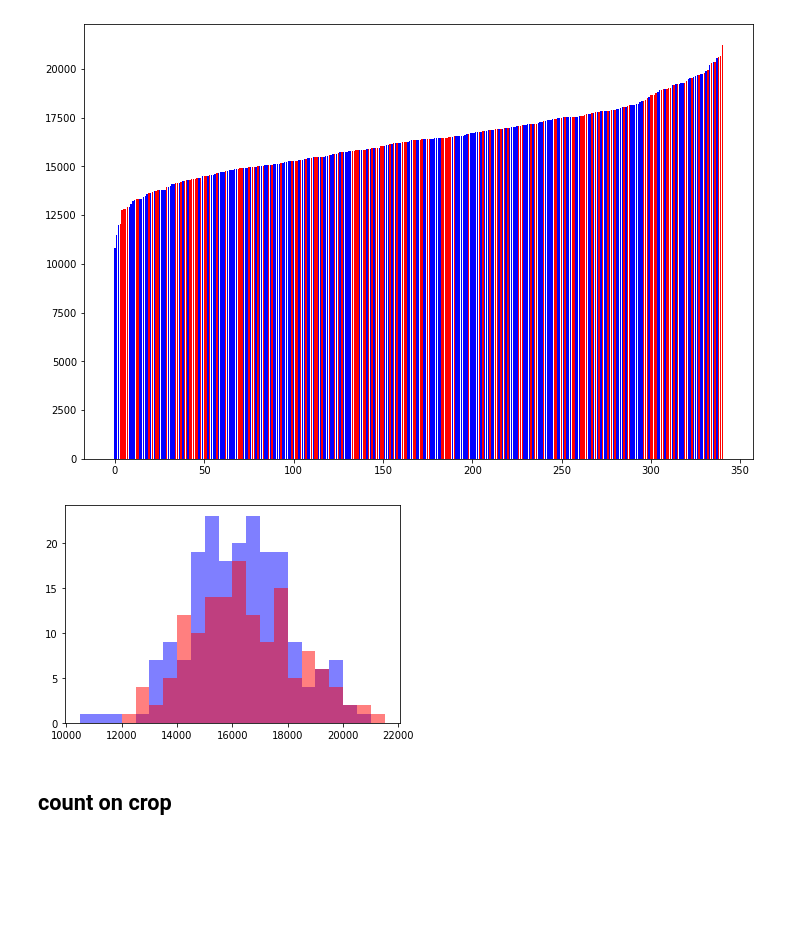
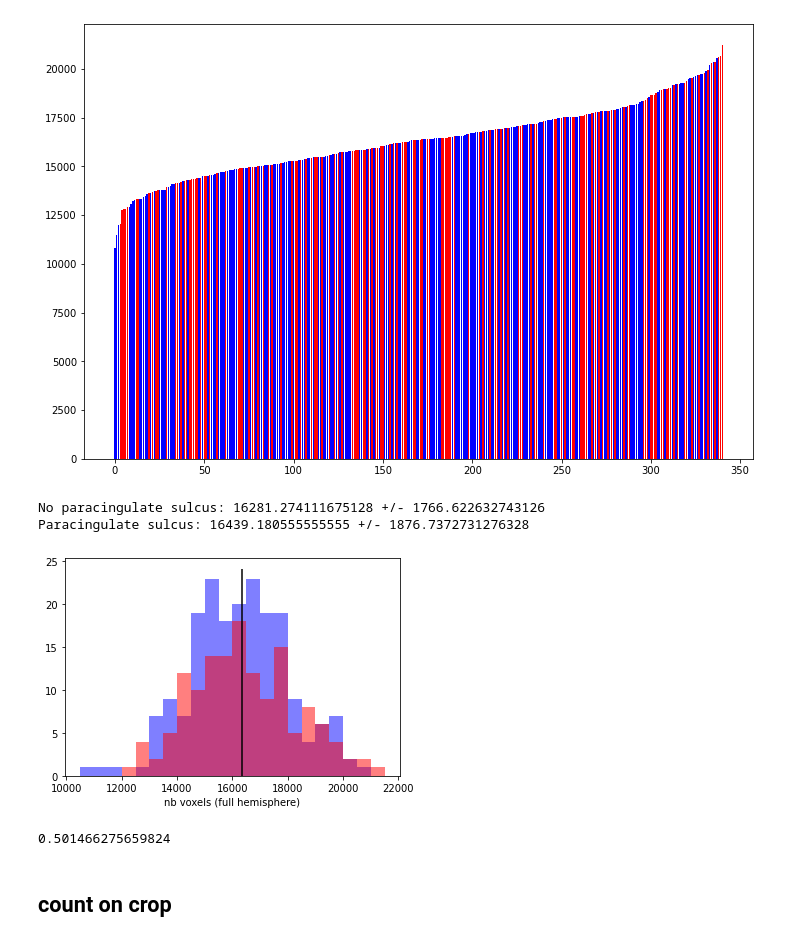
Before and after one commit to neurospin-projects/2023_agaudin_jchavas_folding_supervised, a Jupyter notebook: contrastive/notebooks/count_voxels.ipynb, the cells around one changed output. Drawn from its saved outputs; the diff is of its cells as text; code cells hidden in the pictures; blank space fills up the shorter version.

```diff
--- a/contrastive/notebooks/count_voxels.ipynb
+++ b/contrastive/notebooks/count_voxels.ipynb
@@ -389,14 +390,40 @@ plt.bar(range(count_df.shape[0]), count_df['count'], color=count_df.color)
 # %% [output]
 <BarContainer object of 341 artists>
 [figure]
-# %%
-bins = range(10500, 22000, 500)
-
-plt.hist(count_df[count_df.color=='blue']['count'], bins=bins, color='blue', alpha=0.5)
-plt.hist(count_df[count_df.color=='red']['count'], bins=bins, color='red', alpha=0.5)
-plt.show()
-# %% [output]
-[figure, removed]
+# %%
+bins = range(10500, 22000, 500)
+
+no_pcgs = count_df[count_df.color=='blue']['count']
+pcgs = count_df[count_df.color=='red']['count']
+
+print("No paracingulate sulcus:", no_pcgs.mean(), "+/-", no_pcgs.std())
+print("Paracingulate sulcus:", pcgs.mean(), "+/-",pcgs.std())
+
+plt.hist(no_pcgs, bins=bins, color='blue', alpha=0.5)
+plt.hist(pcgs, bins=bins, color='red', alpha=0.5)
+plt.xlabel("nb voxels (full hemisphere)")
+
+mean = count_df['count'].mean()
+xmin, xmax, ymin, ymax = plt.axis()
+plt.vlines(mean, ymin, ymax, colors='black')
+#plt.vlines(no_pcgs.mean(), ymin, ymax, colors='blue', alpha=0.8)
+#plt.vlines(pcgs.mean(), ymin, ymax, colors='red',  alpha=0.8)
+
+plt.show()
+# %% [output]
+No paracingulate sulcus: 16281.274111675128 +/- 1766.622632743126
+Paracingulate sulcus: 16439.180555555555 +/- 1876.7372731276328
+[figure, added]
+# %%
+# naive predictor
+
+mean = count_df['count'].mean()
+count_df['naive_prediction'] = (count_df['count'] > mean).astype(int)
+
+naive_accuracy = (count_df.label == count_df.naive_prediction).mean()
+naive_accuracy
+# %% [output]
+0.501466275659824
 # %% [markdown]
 ## count on crop
 # %%
```
Also changed, not shown: parts of 8 cells of this notebook, 7 other files.
